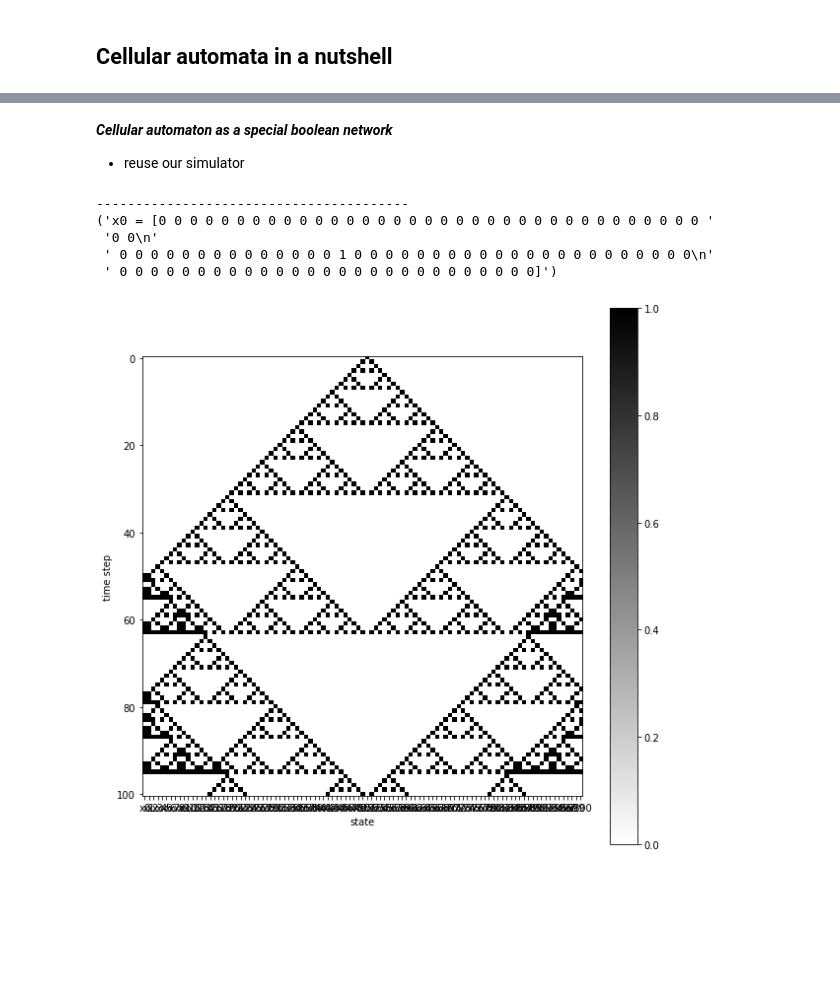
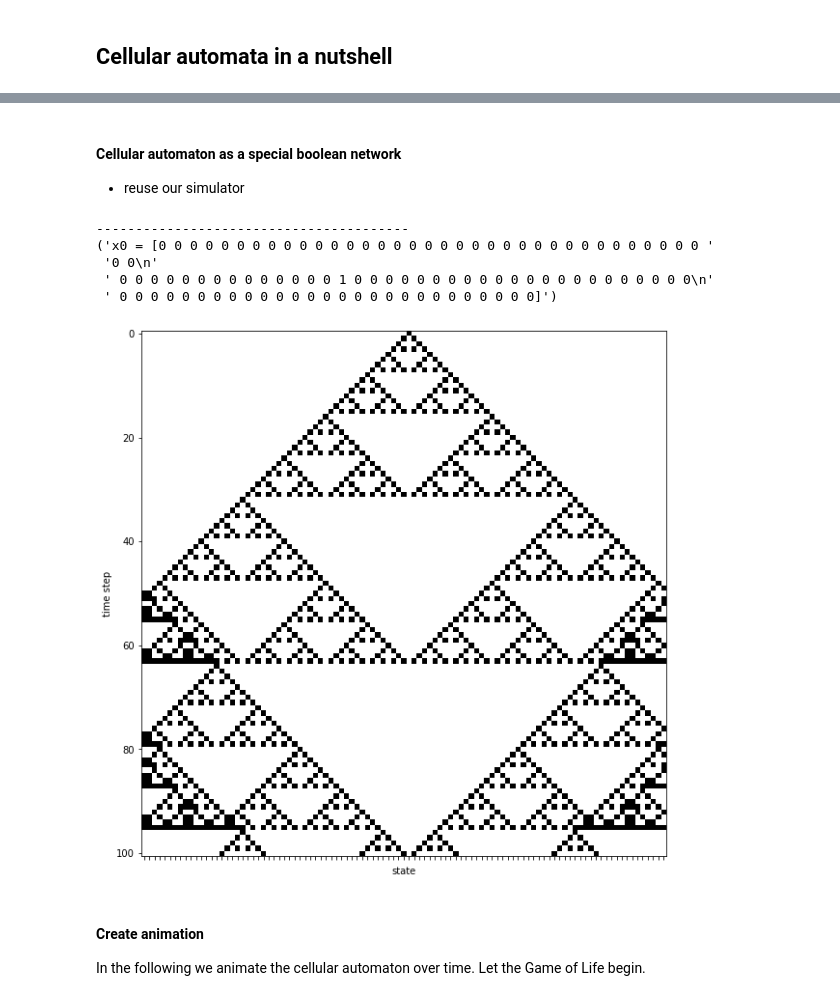
Before and after one commit to matthiaskoenig/mcp, a Jupyter notebook: docs/notebooks/02_cellular_automata.ipynb, the cells around one changed output, grey strips where cells are left out. Saved outputs shown, nothing was run; the diff lists cells and outputs as text; code cells hidden in the pictures; blank space fills up the shorter version.

```diff
--- a/docs/notebooks/02_cellular_automata.ipynb
+++ b/docs/notebooks/02_cellular_automata.ipynb
@@ -42,7 +42,7 @@ neighborhood (with cell in the center) -> new state of cell
 - the one dimensional grid contains `101` cells
 - the initial state of all cells is 0, with exception of the cell in the middle of the grid which starts with state 1
 # %% [markdown]
-***Cellular automaton as a special boolean network***
+#### Cellular automaton as a special boolean network
 - reuse our simulator
 # %%
 %matplotlib inline
@@ -69,13 +69,15 @@ def plot_states(states, figsize=(5,3), ylabel="time step"):
     Nt, Nx = states.shape
     fig = plt.figure(figsize=figsize)
     plt.imshow(states.astype(np.double), cmap="binary")
-    plt.colorbar()
+    # plt.colorbar()
     plt.ylabel(ylabel)
     plt.xlabel("state")
     ax = plt.gca()
     ax.set_xticks(range(Nx))
-    ax.set_xticklabels(['x{}'.format(k) for k in range(Nx)])
+    #ax.set_xticklabels(['x{}'.format(k) for k in range(Nx)])
+    ax.set_xticklabels([''.format(k) for k in range(Nx)])
     plt.show()
+    return fig
 # %%
 def f_automaton(x):
     """ New state based on neighborhood (cell in center)
@@ -110,36 +112,41 @@ def f_automaton(x):
         # update based on neighborhood
         if s == '000':
             y[k] = 0
         elif s == '001':
             y[k] = 1
         elif s == '010':
             y[k] = 0
         elif s == '011':
             y[k] = 1
         elif s == '100':
             y[k] = 1
         elif s == '101':
             y[k] = 0
         elif s == '110':
             y[k] = 1
         elif s == '111':
             y[k] = 0
     return y
 
 # initial condition
-Nx = 101
+Nx = 101  # 101
 x0 = np.zeros(Nx, dtype=bool)
 x0[int((Nx-1)/2 + 1)] = 1
 
 states = ndsimulate(x0, f_rules=f_automaton, steps=100)
-plot_states(states, figsize=(10,10))
+f = plot_states(states, figsize=(10,10))
+f.savefig("./images/cellular_automaton.png", dpi=150, bbox_inches="tight")
 # %% [output]
 ----------------------------------------
 ('x0 = [0 0 0 0 0 0 0 0 0 0 0 0 0 0 0 0 0 0 0 0 0 0 0 0 0 0 0 0 0 0 0 0 0 0 0 '
  '0 0\n'
  ' 0 0 0 0 0 0 0 0 0 0 0 0 0 0 1 0 0 0 0 0 0 0 0 0 0 0 0 0 0 0 0 0 0 0 0 0 0\n'
  ' 0 0 0 0 0 0 0 0 0 0 0 0 0 0 0 0 0 0 0 0 0 0 0 0 0 0 0]')
-[figure, old version]
+[figure, new version]
+# %% [markdown]
+#### Create animation
+In the following we animate the cellular automaton over time.
+Let the Game of Life begin.
 # %%
 # Create animation
 Nt, Nx = states.shape
```
Also changed, not shown: parts of 1 cell of this notebook, 18 other files.
